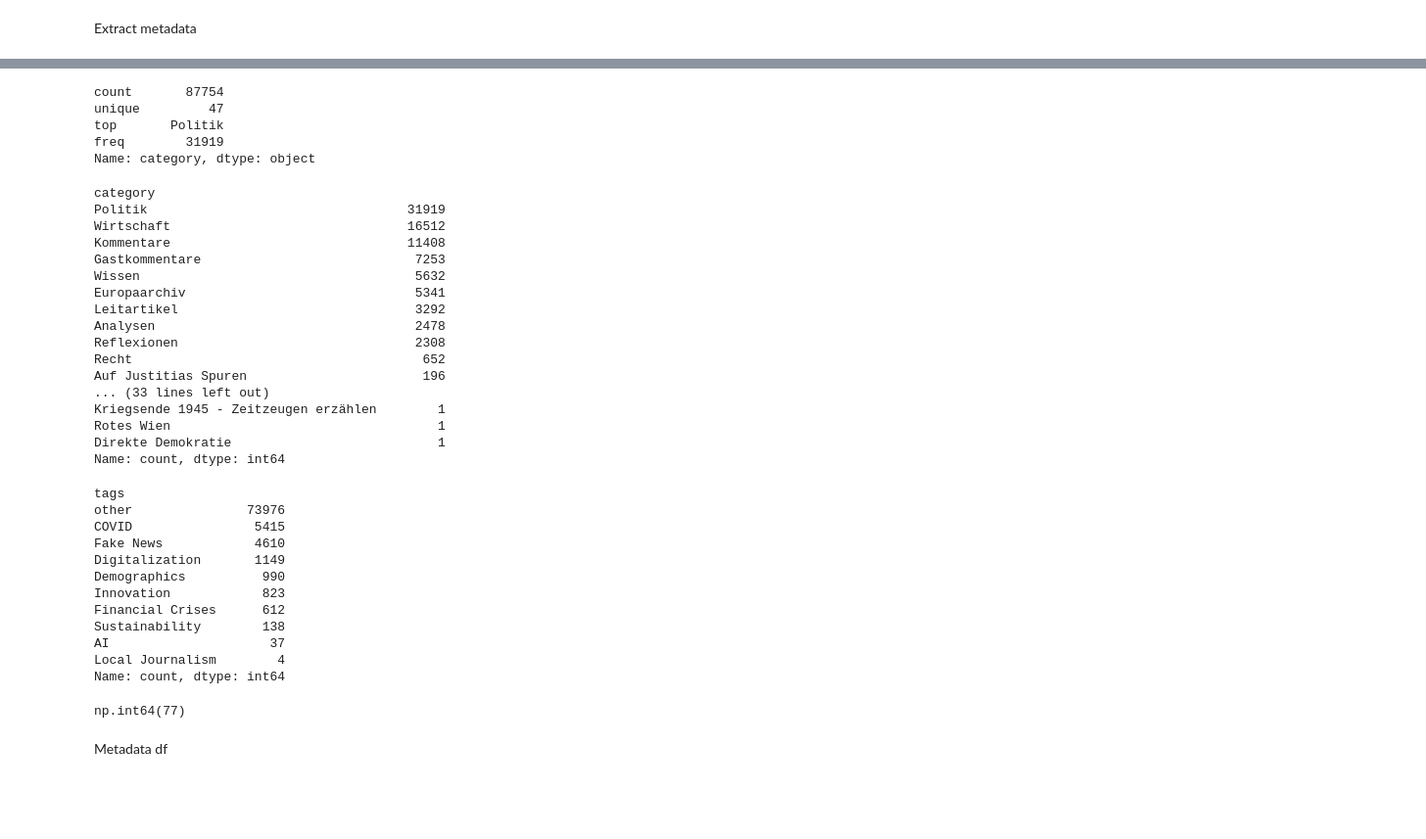
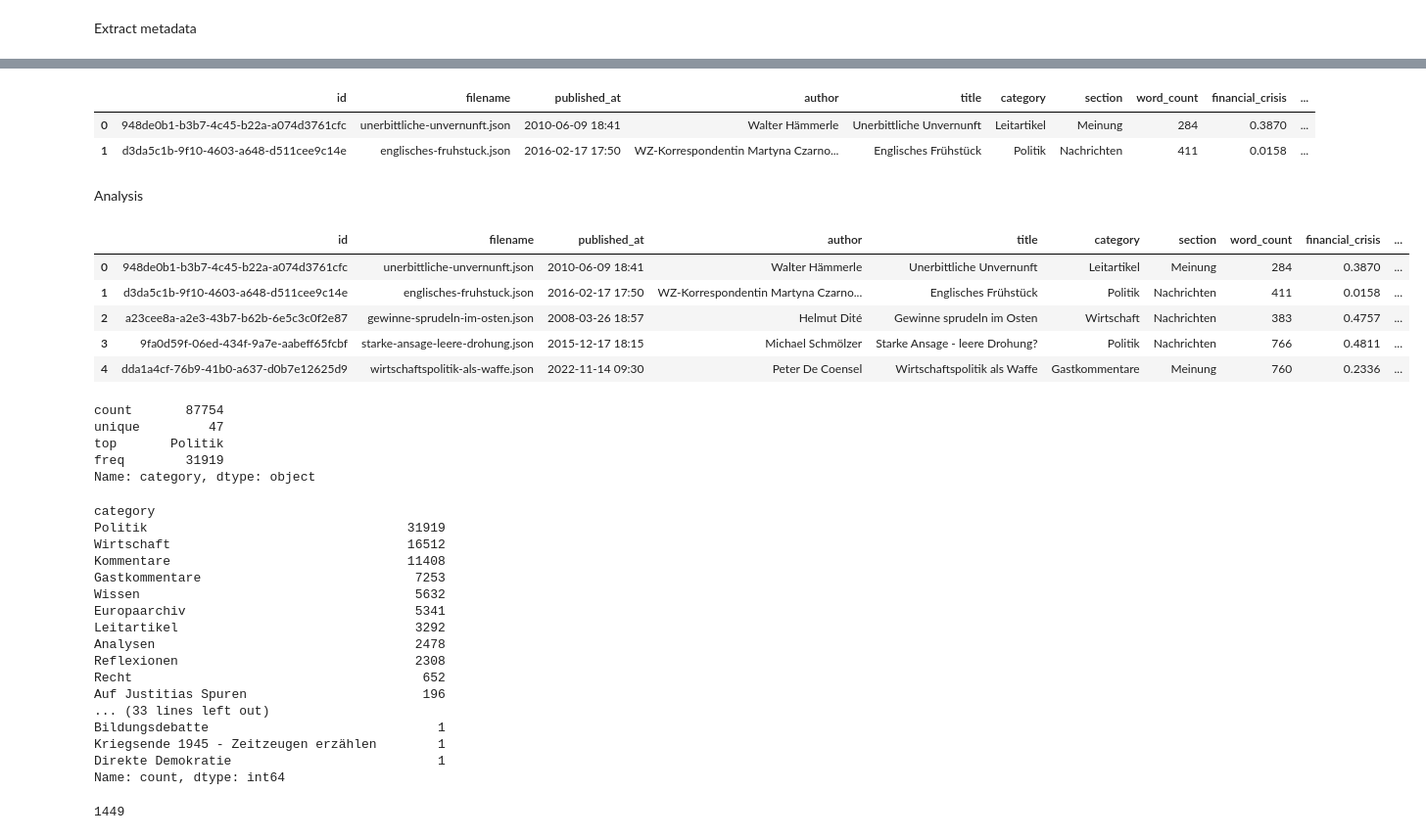
Before and after one commit to AIImpactMission/hackathon_mar_2025, a Jupyter notebook: notebooks/metadata.ipynb, the cells around one changed output, grey strips where cells are left out. Shown at 98% size. Saved outputs shown, nothing was run; the diff lists cells and outputs as text; code cells hidden in the pictures; blank space fills up the shorter version.

```diff
--- a/notebooks/metadata.ipynb
+++ b/notebooks/metadata.ipynb
@@ -218,0 +306,6 @@ Categories by WZ
+# %%
+metadata_df.head(2)
+# %% [output]
+|  | id | filename | published_at | author | title | category | section | word_count | financial_crisis | ... |
+| 0 | 948de0b1-b3b7-4c45-b22a-a074d3761cfc | unerbittliche-unvernunft.json | 2010-06-09 18:41 | Walter Hämmerle | Unerbittliche Unvernunft | Leitartikel | Meinung | 284 | 0.3870 | ... |
+| 1 | d3da5c1b-9f10-4603-a648-d511cee9c14e | englisches-fruhstuck.json | 2016-02-17 17:50 | WZ-Korrespondentin Martyna Czarno... | Englisches Frühstück | Politik | Nachrichten | 411 | 0.0158 | ... |
@@ -219 +315,17 @@ Categories by WZ
+# %% [markdown]
+Analysis
+# %%
+# load metadata
+import pandas as pd
+
+# Read the DataFrame from the HDF5 file using the key you used during storage
+metadata_df = pd.read_csv(METADATA_PATH)
+metadata_df.head(5)
+# %% [output]
+|  | id | filename | published_at | author | title | category | section | word_count | financial_crisis | ... |
+| 0 | 948de0b1-b3b7-4c45-b22a-a074d3761cfc | unerbittliche-unvernunft.json | 2010-06-09 18:41 | Walter Hämmerle | Unerbittliche Unvernunft | Leitartikel | Meinung | 284 | 0.3870 | ... |
+| 1 | d3da5c1b-9f10-4603-a648-d511cee9c14e | englisches-fruhstuck.json | 2016-02-17 17:50 | WZ-Korrespondentin Martyna Czarno... | Englisches Frühstück | Politik | Nachrichten | 411 | 0.0158 | ... |
+| 2 | a23cee8a-a2e3-43b7-b62b-6e5c3c0f2e87 | gewinne-sprudeln-im-osten.json | 2008-03-26 18:57 | Helmut Dité | Gewinne sprudeln im Osten | Wirtschaft | Nachrichten | 383 | 0.4757 | ... |
+| 3 | 9fa0d59f-06ed-434f-9a7e-aabeff65fcbf | starke-ansage-leere-drohung.json | 2015-12-17 18:15 | Michael Schmölzer | Starke Ansage - leere Drohung? | Politik | Nachrichten | 766 | 0.4811 | ... |
+| 4 | dda1a4cf-76b9-41b0-a637-d0b7e12625d9 | wirtschaftspolitik-als-waffe.json | 2022-11-14 09:30 | Peter De Coensel | Wirtschaftspolitik als Waffe | Gastkommentare | Meinung | 760 | 0.2336 | ... |
 # %%
@@ -225,7 +337,7 @@ top       Politik
 freq        31919
 Name: category, dtype: object
 # %%
-df_metadata["category"].value_counts()
+metadata_df["category"].value_counts()
 # %% [output]
 category
 Politik                                  31919
@@ -240,30 +352,12 @@ Reflexionen                               2308
 Recht                                      652
 Auf Justitias Spuren                       196
 ... (33 lines left out)
+Bildungsdebatte                              1
 Kriegsende 1945 - Zeitzeugen erzählen        1
-Rotes Wien                                   1
 Direkte Demokratie                           1
 Name: count, dtype: int64
-# %%
-# Tags statistics (only available if with_tags=True)
-df_metadata.explode("tags")["tags"].value_counts()
-# %% [output]
-tags
-other               73976
-COVID                5415
-Fake News            4610
-Digitalization       1149
-Demographics          990
-Innovation            823
-Financial Crises      612
-Sustainability        138
-AI                     37
-Local Journalism        4
-Name: count, dtype: int64
 # %%
 # Missing authors
-df_metadata["author"].isnull().sum()
+metadata_df["author"].isnull().sum()
 # %% [output]
-np.int64(77)
+1449
-# %% [markdown]
-Metadata df
```
Also changed, not shown: parts of 23 cells of this notebook.
